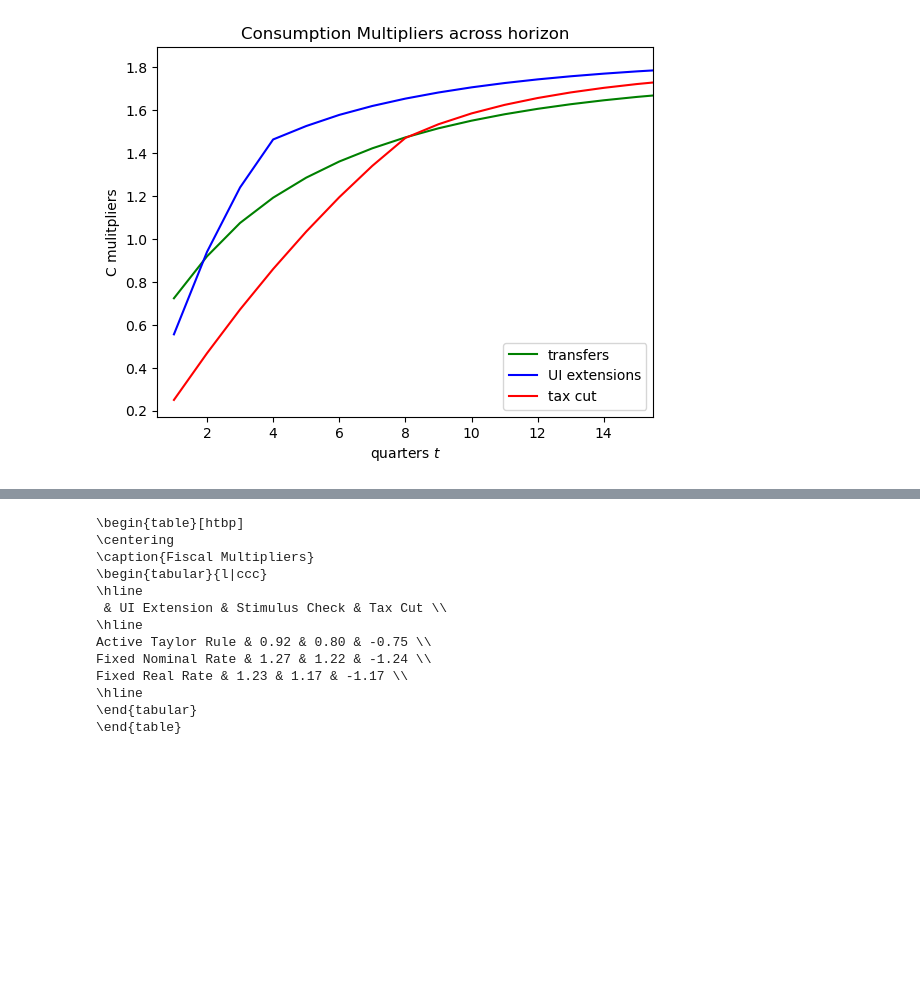
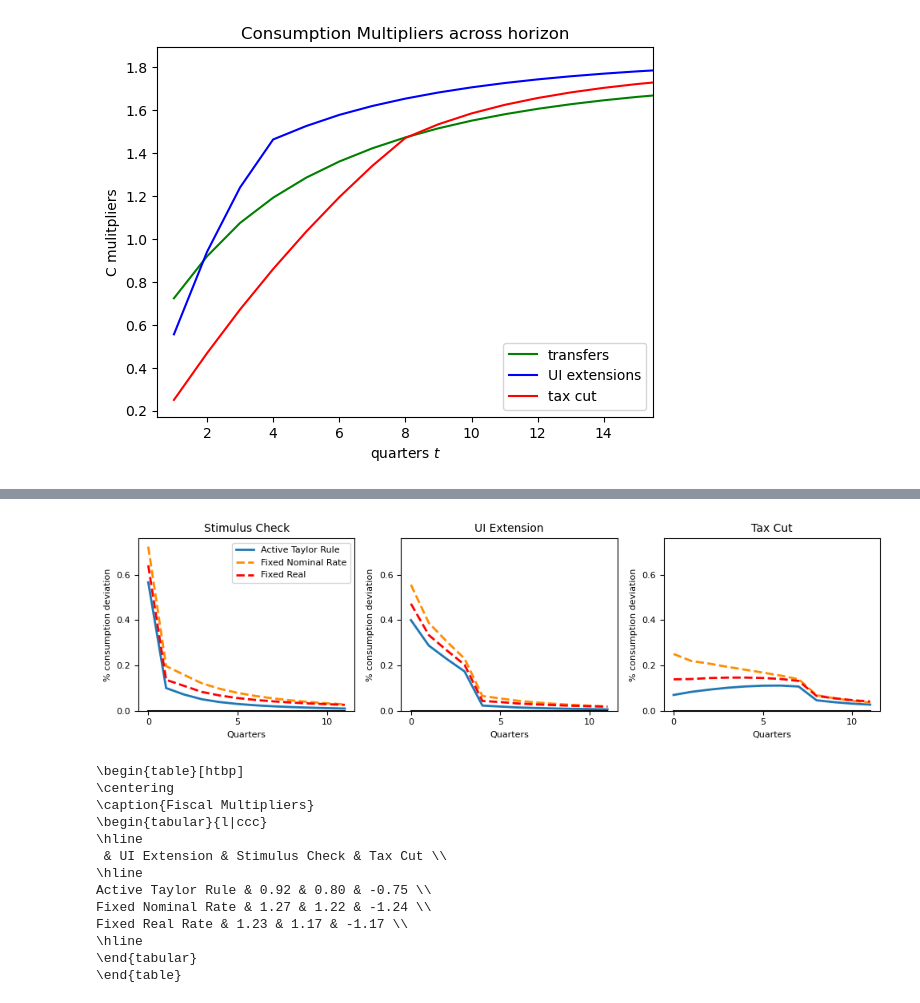
Before and after one commit to llorracc/HAFiscal-Latest, a Jupyter notebook: Code/HA-Models/FromPandemicCode/HA-Fiscal-HANK-SAM-clean.ipynb, the cells around one changed output, grey strips where cells are left out. Saved outputs shown, nothing was run; the diff lists cells and outputs as text; code cells hidden in the pictures; blank space fills up the shorter version.

```diff
--- a/Code/HA-Models/FromPandemicCode/HA-Fiscal-HANK-SAM-clean.ipynb
+++ b/Code/HA-Models/FromPandemicCode/HA-Fiscal-HANK-SAM-clean.ipynb
@@ -1447,3 +1541,16 @@ plt.savefig("figures/HANK_IRFs_w_splurge.pdf")
+# %%
+# Now plot the same normalized by spending
+plot_consumption_irfs_three_experiments(irfs_UI_extend/NPV(irfs_UI_extend['UI_extension_cost']/C_ss,300)/100, \
+                                        irfs_UI_extend_fixed_nominal_rate/NPV(irfs_UI_extend_fixed_nominal_rate['UI_extension_cost']/C_ss,300)/100, \
+                                        irfs_UI_extension_fixed_real_rate/NPV(irfs_UI_extension_fixed_real_rate['UI_extension_cost']/C_ss,300)/100, \
+                                        irfs_transfer/NPV(irfs_transfer['transfers']/C_ss,300)/100, \
+                                        irfs_transfer_fixed_nominal_rate/NPV(irfs_transfer_fixed_nominal_rate['transfers']/C_ss,300)/100,\
+                                        irfs_transfer_fixed_real_rate/NPV(irfs_transfer_fixed_real_rate['transfers']/C_ss,300)/100, \
+                                        -irfs_tau/NPV(irfs_tau['tax_cost']/C_ss,300)/100, \
+                                        -irfs_tau_fixed_nominal_rate/NPV(irfs_tau_fixed_nominal_rate['tax_cost']/C_ss,300)/100, \
+                                        -irfs_tau_fixed_real_rate/NPV(irfs_tau_fixed_real_rate['tax_cost']/C_ss,300)/100)
+# %% [output]
+[figure, added]
 # %%
 
 latex_code = [
```
Also changed, not shown: parts of 12 cells of this notebook, 28 other files.
